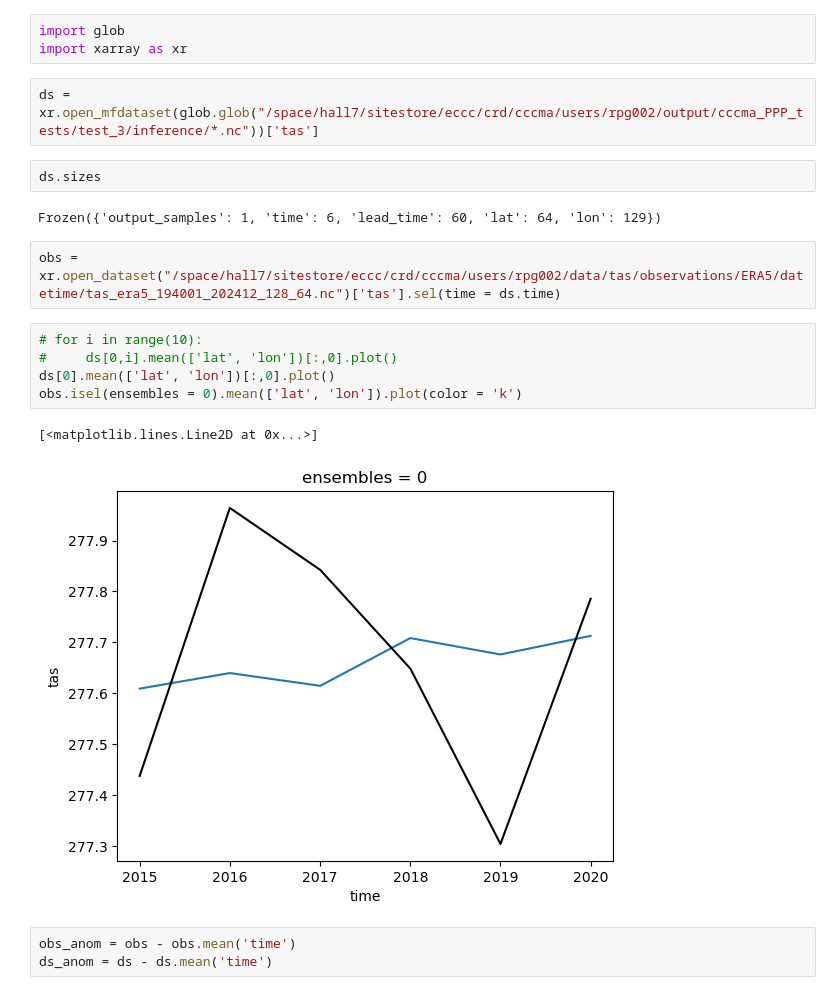
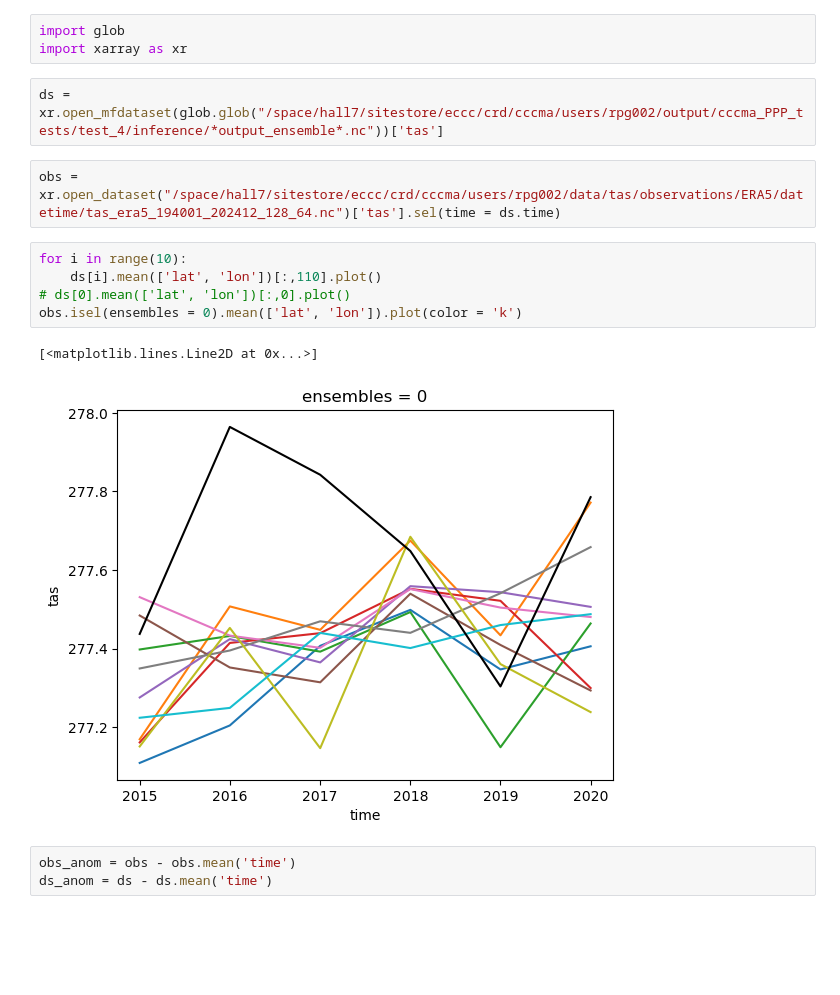
Before and after one commit to ParsaGooya/CCCma-PPP, a Jupyter notebook: test.ipynb, the cells around one changed output. Cells and saved outputs as stored; diff of their text form; blank space fills up the shorter version.

```diff
--- a/test.ipynb
+++ b/test.ipynb
@@ -575,21 +575,17 @@ writer.predict()
 import glob
 import xarray as xr
 # %%
-ds = xr.open_mfdataset(glob.glob("/space/hall7/sitestore/eccc/crd/cccma/users/rpg002/output/cccma_PPP_tests/test_3/inference/*.nc"))['tas']
+ds = xr.open_mfdataset(glob.glob("/space/hall7/sitestore/eccc/crd/cccma/users/rpg002/output/cccma_PPP_tests/test_4/inference/*output_ensemble*.nc"))['tas']
-# %%
-ds.sizes
-# %% [output]
-Frozen({'output_samples': 1, 'time': 6, 'lead_time': 60, 'lat': 64, 'lon': 129})
 # %%
 obs = xr.open_dataset("/space/hall7/sitestore/eccc/crd/cccma/users/rpg002/data/tas/observations/ERA5/datetime/tas_era5_194001_202412_128_64.nc")['tas'].sel(time = ds.time)
 # %%
-# for i in range(10):
-#     ds[0,i].mean(['lat', 'lon'])[:,0].plot()
-ds[0].mean(['lat', 'lon'])[:,0].plot()
+for i in range(10):
+    ds[i].mean(['lat', 'lon'])[:,110].plot()
+# ds[0].mean(['lat', 'lon'])[:,0].plot()
 obs.isel(ensembles = 0).mean(['lat', 'lon']).plot(color = 'k')
 # %% [output]
 [<matplotlib.lines.Line2D at 0x...>]
-[figure, old version]
+[figure, new version]
 # %%
 obs_anom = obs - obs.mean('time')
 ds_anom = ds - ds.mean('time')
```
Also changed, not shown: parts of 4 cells of this notebook, 45 other files.
